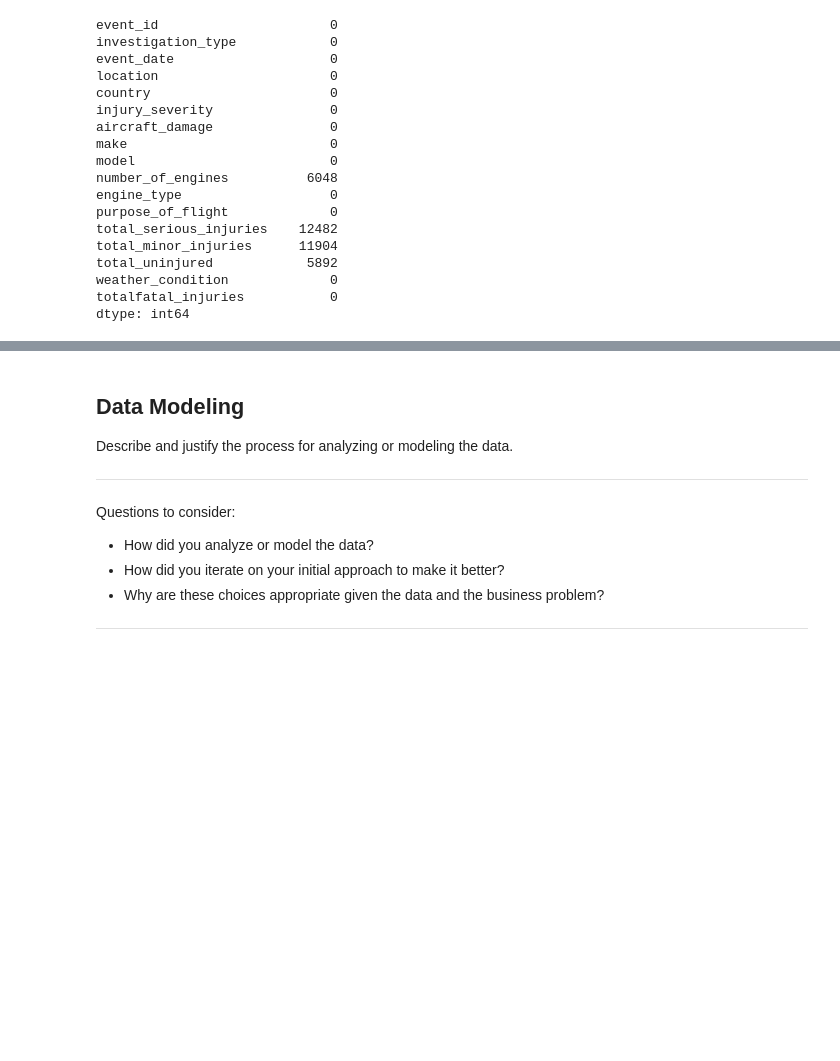
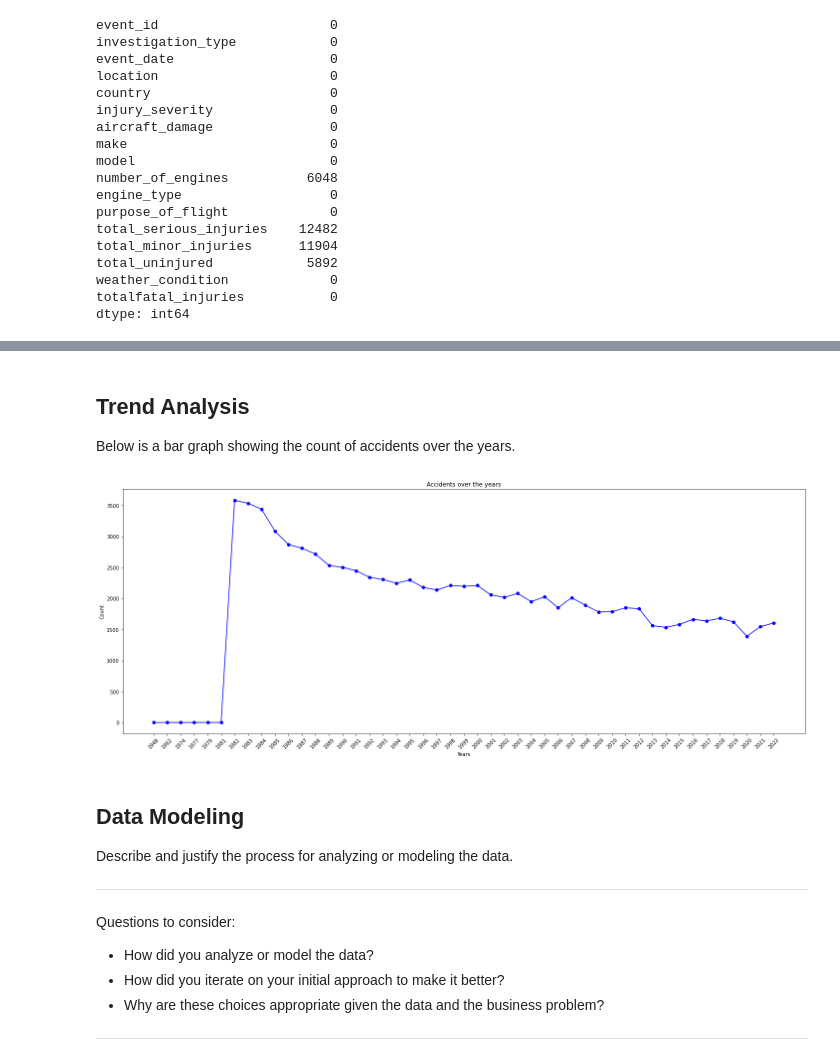
Before and after one commit to ianbett-hub/Phase-1-project, a Jupyter notebook: dsc-phase1-project-template.ipynb, the cells around one changed output, grey strips where cells are left out. Cells and saved outputs as stored; diff of their text form; code cells hidden in the pictures; blank space fills up the shorter version.

Commit message:
Beginning of Exploratory Data Analysis

```diff
--- a/dsc-phase1-project-template.ipynb
+++ b/dsc-phase1-project-template.ipynb
@@ -508,0 +518,2 @@ dtype: int64
+# %%
+avi_df_clean['number_of_engines'].fillna(value = no_of_engines_mean, inplace=True )
@@ -508,0 +541,5 @@ dtype: int64
+# %%
+# Filling the remaining numerical columns with their various modes
+avi_df_clean['total_serious_injuries'].fillna(avi_df_clean['total_serious_injuries'].median(), inplace=True)
+avi_df_clean['total_minor_injuries'].fillna(avi_df_clean['total_minor_injuries'].median(), inplace=True)
+avi_df_clean['total_uninjured'].fillna(avi_df_clean['total_uninjured'].median(), inplace=True)
@@ -508,0 +568,3 @@ dtype: int64
+# %%
+# Converting the 'event_date' data type column from object to date
+avi_df_clean['event_date'] = pd.to_datetime(avi_df_clean['event_date'])
@@ -508,0 +576,3 @@ dtype: int64
+# %%
+# Creating a new column that contains only the years
+avi_df_clean['year'] = avi_df_clean['event_date'].dt.year
@@ -509,3 +603,22 @@ dtype: int64
+# %% [markdown]
+## Trend Analysis
+
+Below is a bar graph showing the count of accidents over the years.
+# %%
+year_trend= avi_df_clean["year"].value_counts().sort_index()
+x_= year_trend.index.astype(str)
+y_ = year_trend.values
+
+fig,ax = plt.subplots(figsize= (20,8))
+ax.plot(x_, y_ ,marker="o", color='blue')
+ax.set_xlabel('Years')
+plt.xticks(x_, rotation=45)
+ax.set_ylabel('Count')
+ax.set_title('Accidents over the years')
+plt.tight_layout()
+plt.show()
+# %% [output]
+[figure, added]
 # %% [markdown]
 ## Data Modeling
 Describe and justify the process for analyzing or modeling the data.
```
Also changed, not shown: parts of 11 cells of this notebook.
